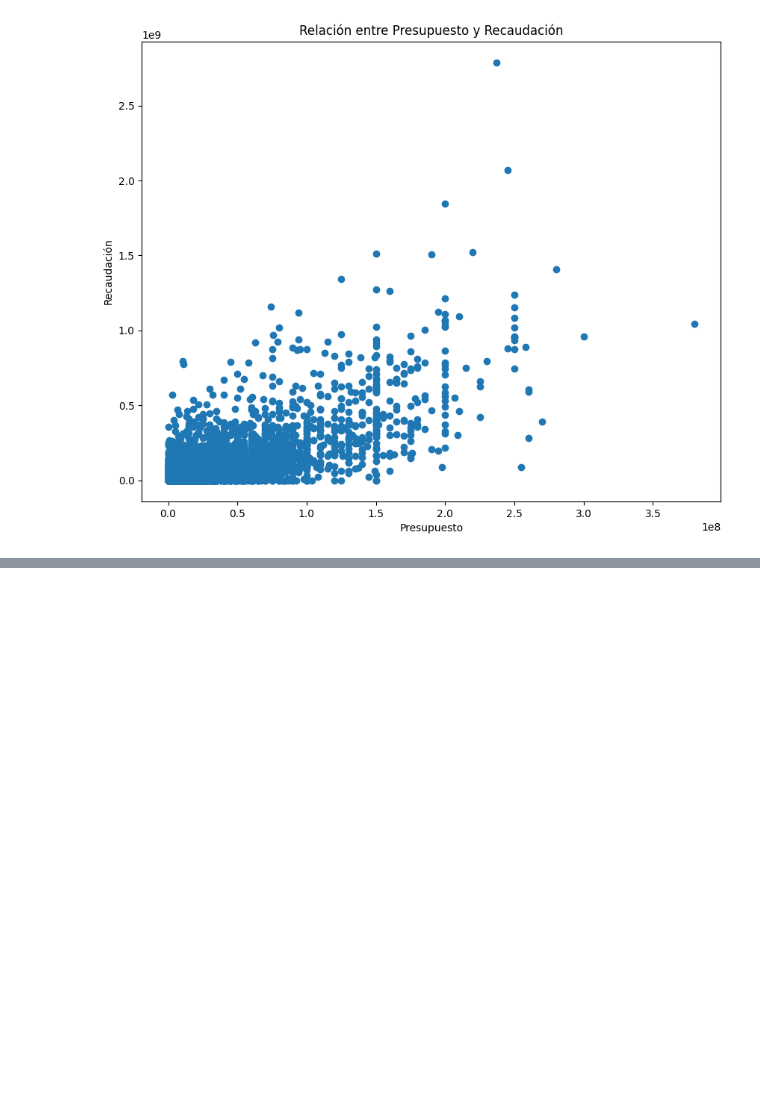
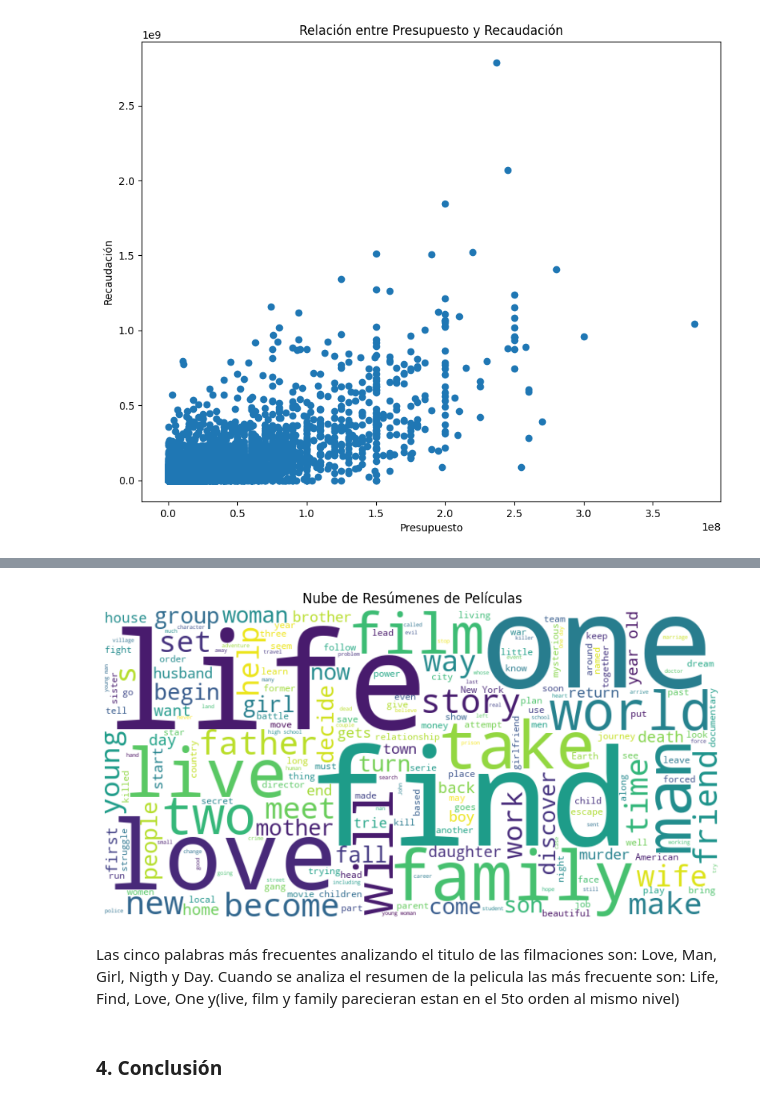
Before and after one commit to melodiromero/movies, a Jupyter notebook: eda.ipynb, the cells around one changed output, grey strips where cells are left out. Drawn from its saved outputs; the diff is of its cells as text; code cells hidden in the pictures; blank space fills up the shorter version.

```diff
--- a/eda.ipynb
+++ b/eda.ipynb
@@ -442,0 +461,19 @@ plt.show()
+# %%
+# Nube de las palabras más frencuentes en el resumen de las peliculas
+all_overviews = ' '.join(df['overview'].astype(str))
+
+# Crear el objeto WordCloud
+wordcloud = WordCloud(width=800, height=400, background_color='white').generate(all_overviews)
+
+# Mostrar el WordCloud utilizando matplotlib
+plt.figure(figsize=(10, 5))
+plt.imshow(wordcloud, interpolation='bilinear')
+plt.axis('off')
+plt.title('Nube de Resúmenes de Películas')
+plt.show()
+# %% [output]
+[figure, added]
+# %% [markdown]
+Las cinco palabras más frecuentes analizando el titulo de las filmaciones son: Love, Man, Girl, Nigth y Day. Cuando se analiza el resumen de la pelicula las más frecuente son: Life, Find, Love, One y(live, film y family parecieran estan en el 5to orden al mismo nivel)
+# %% [markdown]
+### 4. Conclusión <a name="id4"></a>
```
Also changed, not shown: parts of 5 cells of this notebook.
